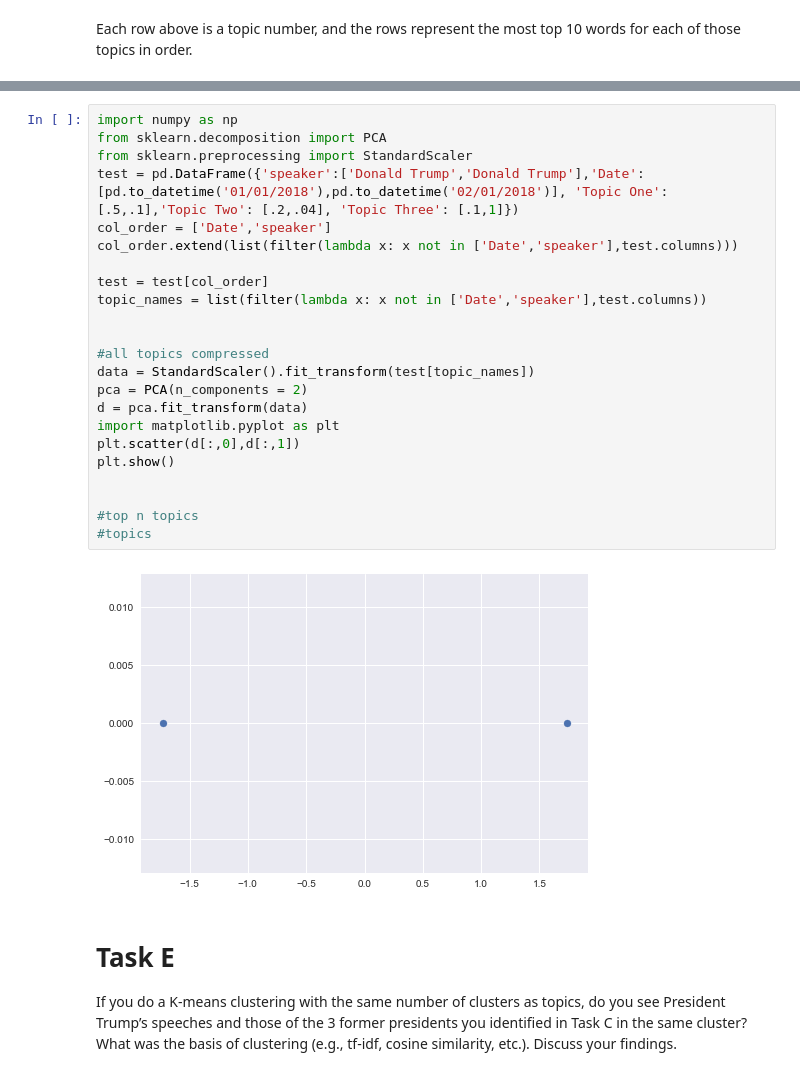
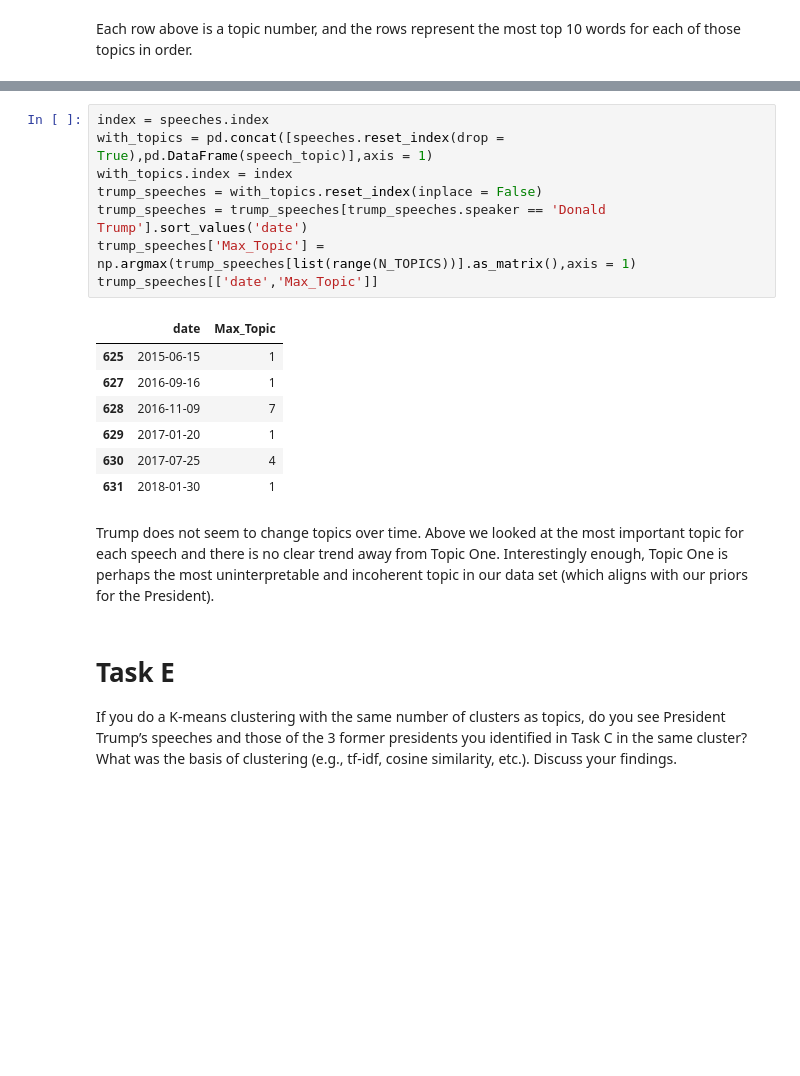
Before and after one commit to JakeTheWise/socialitics, a Jupyter notebook: proj2/Social Media Assignment 2.ipynb, the cells around one changed output, grey strips where cells are left out. Cells and saved outputs as stored; diff of their text form; blank space fills up the shorter version.

```diff
--- a/proj2/Social Media Assignment 2.ipynb
+++ b/proj2/Social Media Assignment 2.ipynb
@@ -108,28 +113,21 @@ In terms of his own speeches, do you see President Trump shifting the emphasis o
-# %%
-import numpy as np
-from sklearn.decomposition import PCA
-from sklearn.preprocessing import StandardScaler
-test = pd.DataFrame({'speaker':['Donald Trump','Donald Trump'],'Date':[pd.to_datetime('01/01/2018'),pd.to_datetime('02/01/2018')], 'Topic One':[.5,.1],'Topic Two': [.2,.04], 'Topic Three': [.1,1]})
-col_order = ['Date','speaker']
-col_order.extend(list(filter(lambda x: x not in ['Date','speaker'],test.columns)))
-
-test = test[col_order]
-topic_names = list(filter(lambda x: x not in ['Date','speaker'],test.columns))
-
-
-#all topics compressed
-data = StandardScaler().fit_transform(test[topic_names])
-pca = PCA(n_components = 2)
-d = pca.fit_transform(data)
-import matplotlib.pyplot as plt
-plt.scatter(d[:,0],d[:,1])
-plt.show()
-
-
-#top n topics
-#topics
-# %% [output]
-[figure, removed]
+# %%
+index = speeches.index
+with_topics = pd.concat([speeches.reset_index(drop = True),pd.DataFrame(speech_topic)],axis = 1)
+with_topics.index = index
+trump_speeches = with_topics.reset_index(inplace = False)
+trump_speeches = trump_speeches[trump_speeches.speaker == 'Donald Trump'].sort_values('date')
+trump_speeches['Max_Topic'] = np.argmax(trump_speeches[list(range(N_TOPICS))].as_matrix(),axis = 1)
+trump_speeches[['date','Max_Topic']]
+# %% [output]
+|  | date | Max_Topic |
+| 625 | 2015-06-15 | 1 |
+| 627 | 2016-09-16 | 1 |
+| 628 | 2016-11-09 | 7 |
+| 629 | 2017-01-20 | 1 |
+| 630 | 2017-07-25 | 4 |
+| 631 | 2018-01-30 | 1 |
+# %% [markdown]
+Trump does not seem to change topics over time. Above we looked at the most important topic for each speech and there is no clear trend away from Topic One. Interestingly enough, Topic One is perhaps the most uninterpretable and incoherent topic in our data set (which aligns with our priors for the President).
 # %% [markdown]
 # Task E
 If you do a K-means clustering with the same number of clusters as topics, do you see President Trump’s speeches and those of the 3 former presidents you identified in Task C in the same cluster? What was the basis of clustering (e.g., tf-idf, cosine similarity, etc.). Discuss your findings.
```
Also changed, not shown: parts of 11 cells of this notebook, 1 other file.
